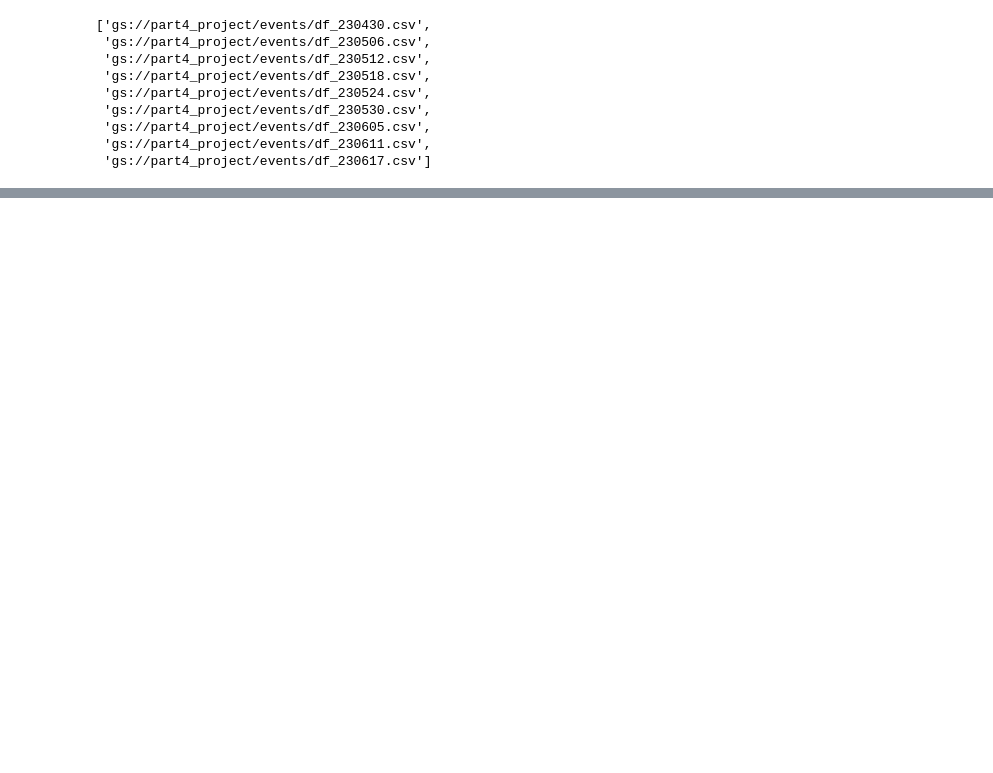
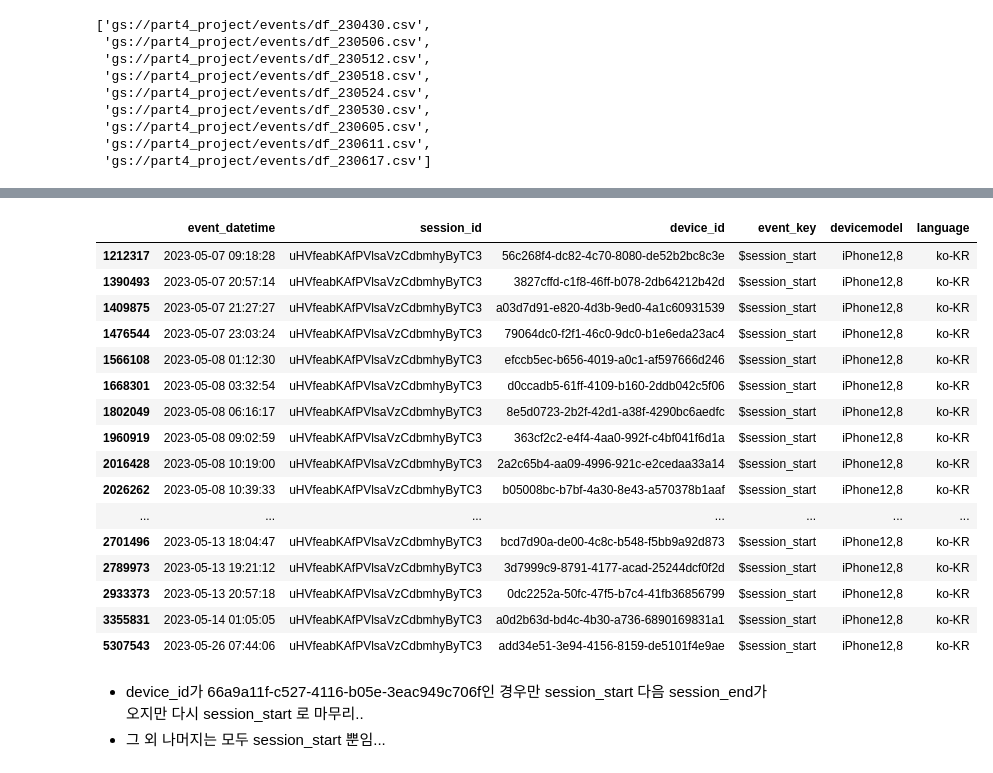
Before and after one commit to seung127/codeit_project, a Jupyter notebook: codeit-project-docker/notebooks/eda_events.ipynb, the cells around one changed output, grey strips where cells are left out. Cells and saved outputs as stored; diff of their text form; code cells hidden in the pictures; blank space fills up the shorter version.

Commit message:
events_csv_eda_ver1

```diff
--- a/codeit-project-docker/notebooks/eda_events.ipynb
+++ b/codeit-project-docker/notebooks/eda_events.ipynb
@@ -159,3 +268,6 @@ df_230512.head()
+# %%
+# 20230430 파일의 event_datetime, session_id, device_id, event_key, devicemodel, language 컬럼만 가져와서 저장
+df_230430_new = df_230430[['event_datetime', 'session_id', 'device_id', 'event_key', 'devicemodel', 'language']]
 # %%
 # 20230506 ~ 20230530 파일까지 concat
 
@@ -179,3 +291,7 @@ merged_0506_0530_df.head()
 | 2 | 2023-05-07 09:00:00 | W6frWgWJtbWTJwdm6eVWPGKwY2Y2 | 9fbdc45d-a74a-4d9f-9d40-0f400b72877e | $session_end | iPhone14,8 | ko-KR |
 | 3 | 2023-05-07 09:00:00 | 4EFB4D45-0AAF-424A-8E4E-2F19249C8892 | 4efb4d45-0aaf-424a-8e4e-2f19249c8892 | $session_start | iPhone12,3 | ko-KR |
 | 4 | 2023-05-07 09:00:00 | JdxVFvtz6AcxxOZVvl6plHayjYJ3 | 96348488-4d6a-49a8-8995-452718157fd7 | $session_start | SM-A315N | ko |
+# %%
+# 20230430과 5월 파일들 concat
+merged_0430_0530_df = pd.concat([df_230430_new, merged_0506_0530_df], ignore_index=True)
+merged_0430_0530_df.shape
@@ -181,0 +365,4 @@ merged_0506_0530_df.head()
+# %%
+# 우선 결측치 있는 행 버리고 보자
+merged_0430_0530_df = merged_0430_0530_df.dropna()
+merged_0430_0530_df.shape
@@ -181,0 +371,3 @@ merged_0506_0530_df.head()
+# %%
+# event_datetime 컬럼을 datetime 형식으로 변환
+merged_0430_0530_df['event_datetime'] = pd.to_datetime(merged_0430_0530_df['event_datetime'])
@@ -181,0 +423,24 @@ merged_0506_0530_df.head()
+# %%
+# 샘플 session_id 확인
+merged_0430_0530_df[merged_0430_0530_df['session_id'] == 'uHVfeabKAfPVlsaVzCdbmhyByTC3']
+# %% [output]
+|  | event_datetime | session_id | device_id | event_key | devicemodel | language |
+| 1212317 | 2023-05-07 09:18:28 | uHVfeabKAfPVlsaVzCdbmhyByTC3 | 56c268f4-dc82-4c70-8080-de52b2bc8c3e | $session_start | iPhone12,8 | ko-KR |
+| 1390493 | 2023-05-07 20:57:14 | uHVfeabKAfPVlsaVzCdbmhyByTC3 | 3827cffd-c1f8-46ff-b078-2db64212b42d | $session_start | iPhone12,8 | ko-KR |
+| 1409875 | 2023-05-07 21:27:27 | uHVfeabKAfPVlsaVzCdbmhyByTC3 | a03d7d91-e820-4d3b-9ed0-4a1c60931539 | $session_start | iPhone12,8 | ko-KR |
+| 1476544 | 2023-05-07 23:03:24 | uHVfeabKAfPVlsaVzCdbmhyByTC3 | 79064dc0-f2f1-46c0-9dc0-b1e6eda23ac4 | $session_start | iPhone12,8 | ko-KR |
+| 1566108 | 2023-05-08 01:12:30 | uHVfeabKAfPVlsaVzCdbmhyByTC3 | efccb5ec-b656-4019-a0c1-af597666d246 | $session_start | iPhone12,8 | ko-KR |
+| 1668301 | 2023-05-08 03:32:54 | uHVfeabKAfPVlsaVzCdbmhyByTC3 | d0ccadb5-61ff-4109-b160-2ddb042c5f06 | $session_start | iPhone12,8 | ko-KR |
+| 1802049 | 2023-05-08 06:16:17 | uHVfeabKAfPVlsaVzCdbmhyByTC3 | 8e5d0723-2b2f-42d1-a38f-4290bc6aedfc | $session_start | iPhone12,8 | ko-KR |
+| 1960919 | 2023-05-08 09:02:59 | uHVfeabKAfPVlsaVzCdbmhyByTC3 | 363cf2c2-e4f4-4aa0-992f-c4bf041f6d1a | $session_start | iPhone12,8 | ko-KR |
+| 2016428 | 2023-05-08 10:19:00 | uHVfeabKAfPVlsaVzCdbmhyByTC3 | 2a2c65b4-aa09-4996-921c-e2cedaa33a14 | $session_start | iPhone12,8 | ko-KR |
+| 2026262 | 2023-05-08 10:39:33 | uHVfeabKAfPVlsaVzCdbmhyByTC3 | b05008bc-b7bf-4a30-8e43-a570378b1aaf | $session_start | iPhone12,8 | ko-KR |
+| ... | ... | ... | ... | ... | ... | ... |
+| 2701496 | 2023-05-13 18:04:47 | uHVfeabKAfPVlsaVzCdbmhyByTC3 | bcd7d90a-de00-4c8c-b548-f5bb9a92d873 | $session_start | iPhone12,8 | ko-KR |
+| 2789973 | 2023-05-13 19:21:12 | uHVfeabKAfPVlsaVzCdbmhyByTC3 | 3d7999c9-8791-4177-acad-25244dcf0f2d | $session_start | iPhone12,8 | ko-KR |
+| 2933373 | 2023-05-13 20:57:18 | uHVfeabKAfPVlsaVzCdbmhyByTC3 | 0dc2252a-50fc-47f5-b7c4-41fb36856799 | $session_start | iPhone12,8 | ko-KR |
+| 3355831 | 2023-05-14 01:05:05 | uHVfeabKAfPVlsaVzCdbmhyByTC3 | a0d2b63d-bd4c-4b30-a736-6890169831a1 | $session_start | iPhone12,8 | ko-KR |
+| 5307543 | 2023-05-26 07:44:06 | uHVfeabKAfPVlsaVzCdbmhyByTC3 | add34e51-3e94-4156-8159-de5101f4e9ae | $session_start | iPhone12,8 | ko-KR |
+# %% [markdown]
+- device_id가 66a9a11f-c527-4116-b05e-3eac949c706f인 경우만 session_start 다음 session_end가 오지만 다시 session_start 로 마무리..
+- 그 외 나머지는 모두 session_start 뿐임...
```
Also changed, not shown: parts of 41 cells of this notebook.
